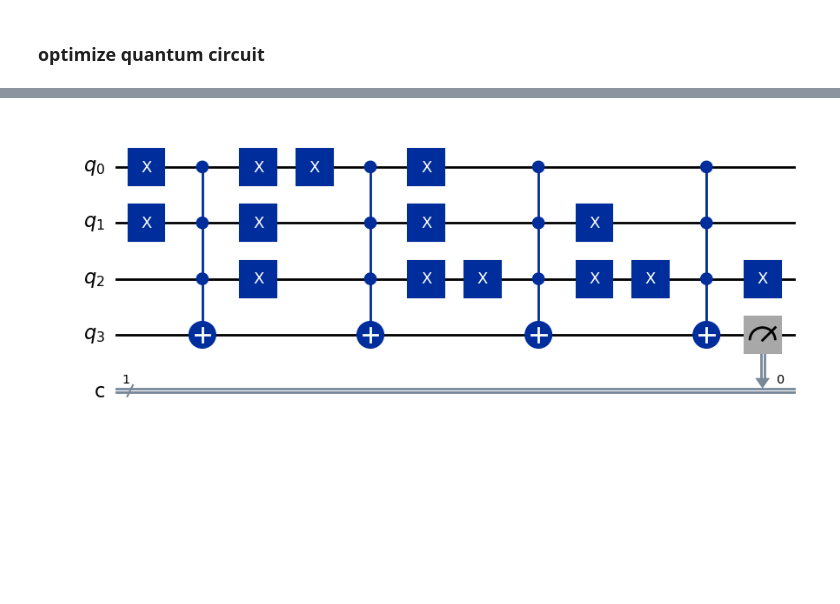
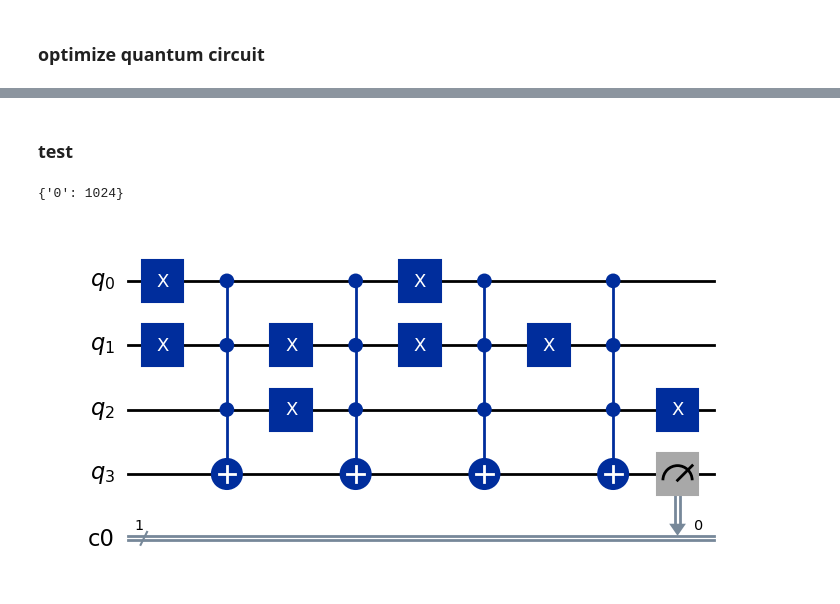
Before and after one commit to xuelx1/LearnQC, a Jupyter notebook: oracle.ipynb, the cells around one changed output, grey strips where cells are left out. Saved outputs shown, nothing was run; the diff lists cells and outputs as text; code cells hidden in the pictures; blank space fills up the shorter version.

```diff
--- a/oracle.ipynb
+++ b/oracle.ipynb
@@ -22,7 +23,7 @@ def oracle(qc, support_set):
     return qc
 # %%
 support_set = ['001', '010', '100', '110']
-qc = QuantumCircuit(len(support_set[0])+1, 1)
+qc = QuantumCircuit(len(support_set[0])+1)
 # qc.initialize([0, 1], 1)
 qc = oracle(qc, support_set)
 qc.draw(output='mpl')
@@ -31,3 +31,0 @@ qc.draw(output='mpl')
-# %%
-qc.measure(3, 0)
-qc.draw(output='mpl')
@@ -41,2 +32,9 @@ print(results)
 # %% [markdown]
 ### optimize quantum circuit
+# %%
+# transpile is an automatic optimization function
+# Attention that transpile can only be used on a single coupling map
+# So, add classical_register after transpiled.
+
+qc = transpile(qc, backend=AerSimulator(), optimization_level=1)
+qc.draw(output='mpl')
@@ -43,5 +43,14 @@ print(results)
+# %% [markdown]
+### test
+# %%
+c = ClassicalRegister(1)
+qc.add_register(c)
+qc.measure(3, c[0])
+results = execute_qc(qc)
+print(results)
+# %% [output]
+{'0': 1024}
 # %%
-qc = optimize_qc(qc)
 qc.draw(output='mpl')
 # %% [output]
-[figure, old version]
+[figure, new version]
```
Also changed, not shown: parts of 5 cells of this notebook, 2 other files.
